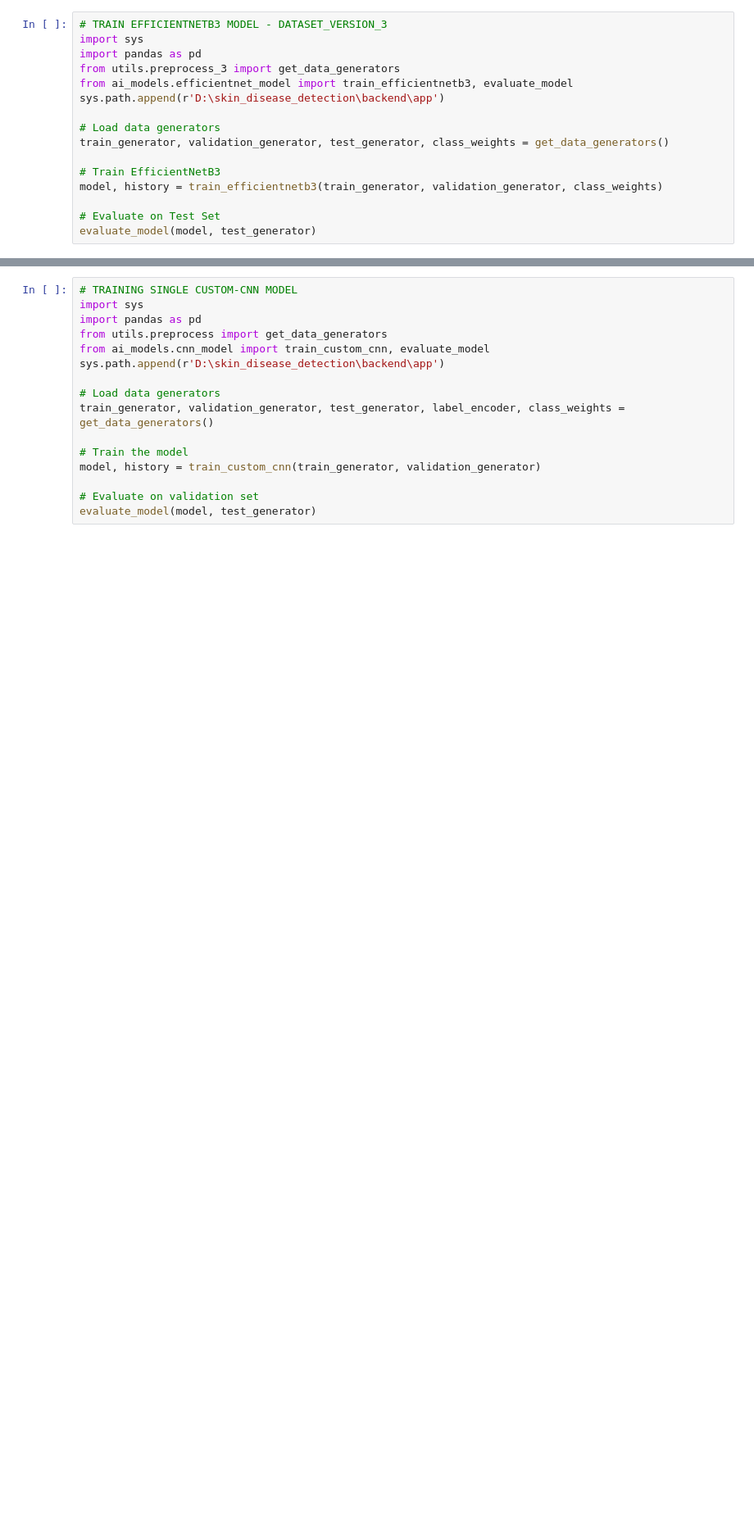
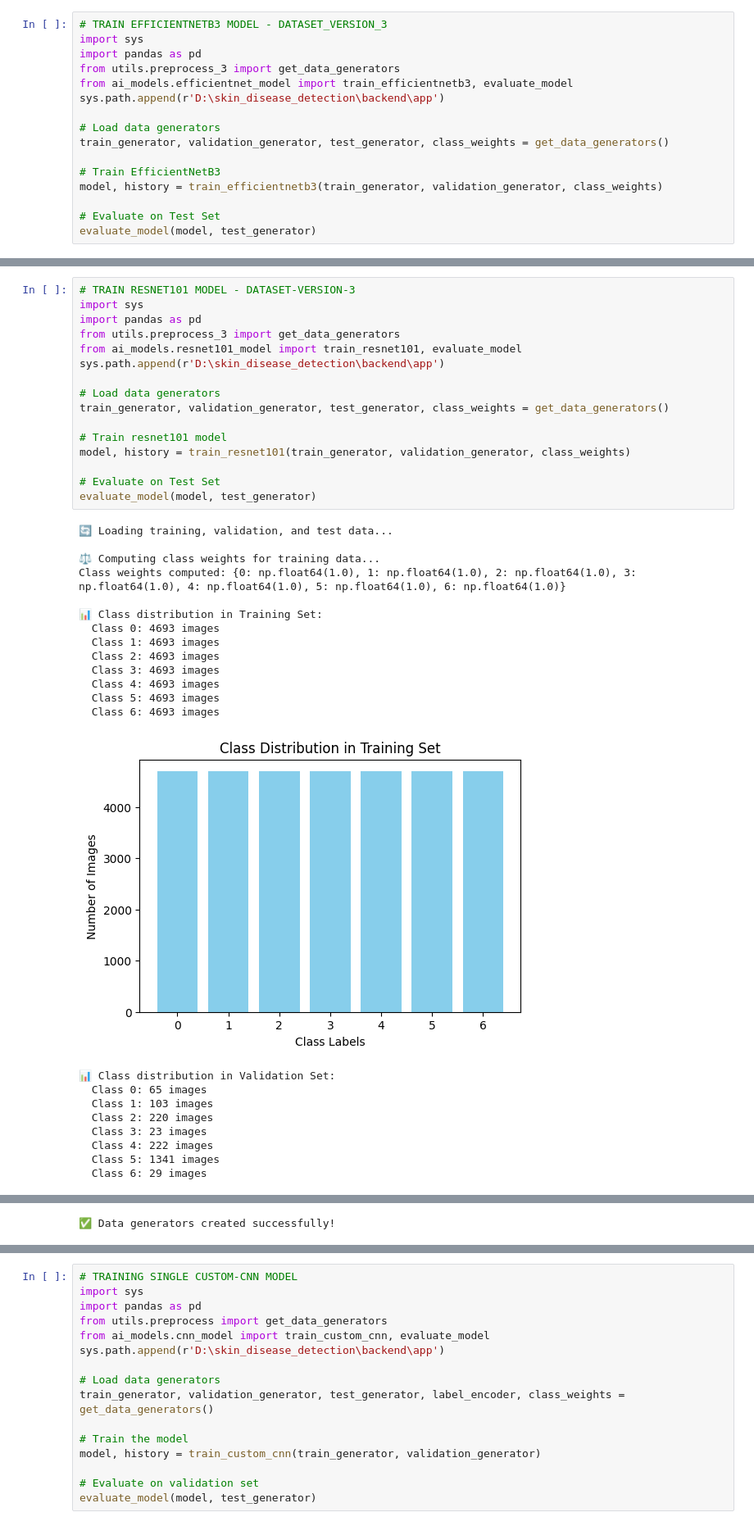
Before and after one commit to Purvesh-PJ/skin_disease_detection, a Jupyter notebook: backend/app/notebooks/model_training.ipynb, the cells around one changed output, grey strips where cells are left out. Shown at 82% size. Cells and saved outputs as stored; diff of their text form; blank space fills up the shorter version.

```diff
--- a/backend/app/notebooks/model_training.ipynb
+++ b/backend/app/notebooks/model_training.ipynb
@@ -77,0 +94,39 @@ evaluate_densenet121_model(model, test_generator)
+# %%
+# TRAIN RESNET101 MODEL - DATASET-VERSION-3
+import sys
+import pandas as pd
+from utils.preprocess_3 import get_data_generators
+from ai_models.resnet101_model import train_resnet101, evaluate_model
+sys.path.append(r'D:\skin_disease_detection\backend\app')
+
+# Load data generators
+train_generator, validation_generator, test_generator, class_weights = get_data_generators()
+
+# Train resnet101 model
+model, history = train_resnet101(train_generator, validation_generator, class_weights)
+
+# Evaluate on Test Set
+evaluate_model(model, test_generator)
+# %% [output]
+🔄 Loading training, validation, and test data...
+
+⚖️ Computing class weights for training data...
+Class weights computed: {0: np.float64(1.0), 1: np.float64(1.0), 2: np.float64(1.0), 3: np.float64(1.0), 4: np.float64(1.0), 5: np.float64(1.0), 6: np.float64(1.0)}
+
+📊 Class distribution in Training Set:
+  Class 0: 4693 images
+  Class 1: 4693 images
+  Class 2: 4693 images
+  Class 3: 4693 images
+  Class 4: 4693 images
+  Class 5: 4693 images
+  Class 6: 4693 images
+[figure, added]
+📊 Class distribution in Validation Set:
+  Class 0: 65 images
+  Class 1: 103 images
+  Class 2: 220 images
+  Class 3: 23 images
+  Class 4: 222 images
+  Class 5: 1341 images
+  Class 6: 29 images
@@ -77,0 +143 @@ evaluate_densenet121_model(model, test_generator)
+✅ Data generators created successfully!
```
Also changed, not shown: parts of 4 cells of this notebook, 5 other files.
